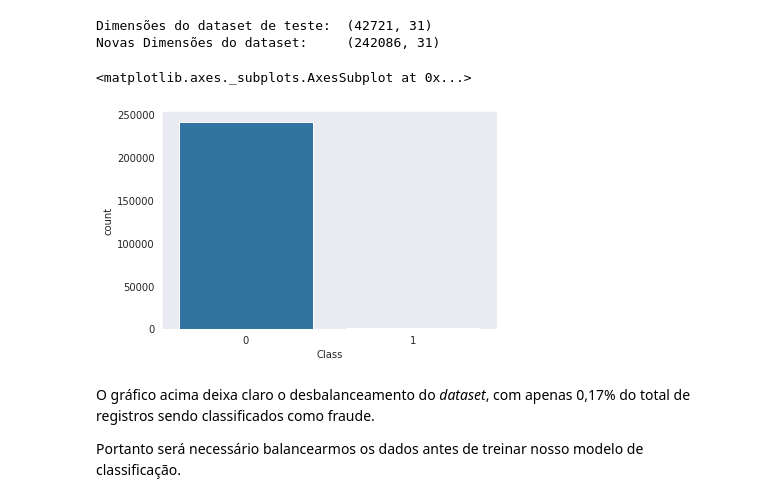
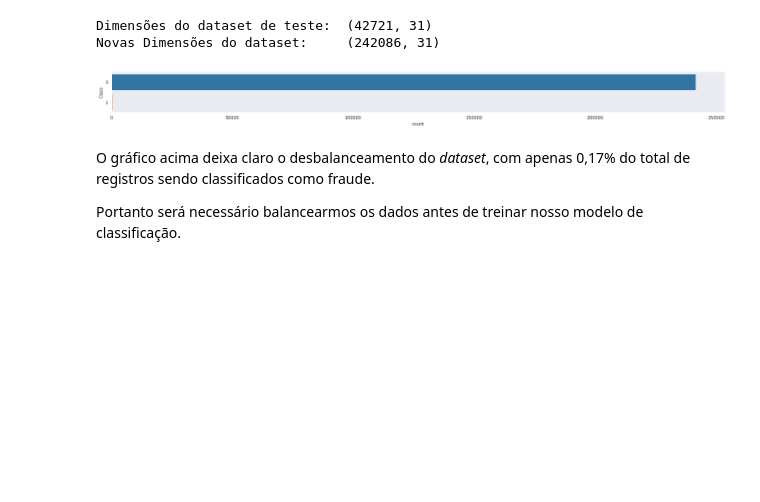
Before and after one commit to virb30/fraud-detection, a Jupyter notebook: Projeto_Detecção_de_Fraude_em_Cartões_de_Crédito.ipynb, the cells around one changed output. Saved outputs shown, nothing was run; the diff lists cells and outputs as text; code cells hidden in the pictures; blank space fills up the shorter version.

```diff
--- a/Projeto_Detecção_de_Fraude_em_Cartões_de_Crédito.ipynb
+++ b/Projeto_Detecção_de_Fraude_em_Cartões_de_Crédito.ipynb
@@ -147,10 +147,15 @@ Dimensões do dataset de teste:  (42721, 31)
 Novas Dimensões do dataset:     (242086, 31)
 # %%
 # visualizar balanceamento do dataset
-sns.countplot(x='Class', data=df)
+fig, ax = plt.subplots(figsize=(20,2))
+
+sns.countplot(y="Class", data=df, ax=ax, orient='h')
+
+# plt.savefig('dataset_balance.png')
+
+plt.tight_layout()
 # %% [output]
-<matplotlib.axes._subplots.AxesSubplot at 0x...>
-[figure, old version]
+[figure, new version]
 # %% [markdown]
 O gráfico acima deixa claro o desbalanceamento do *dataset*, com apenas 0,17% do total de registros sendo classificados como fraude.
 
```
Also changed, not shown: parts of 21 cells of this notebook.
